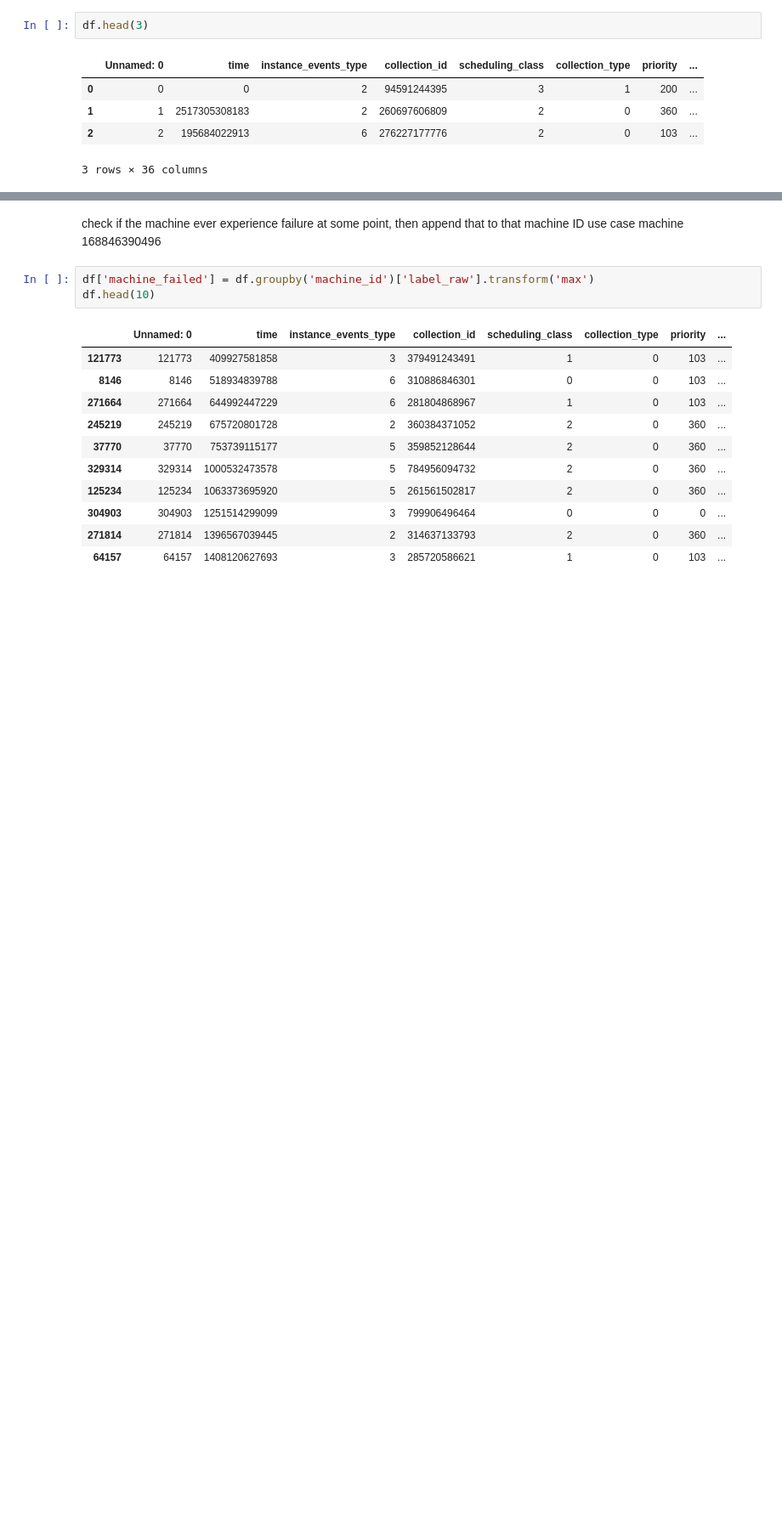
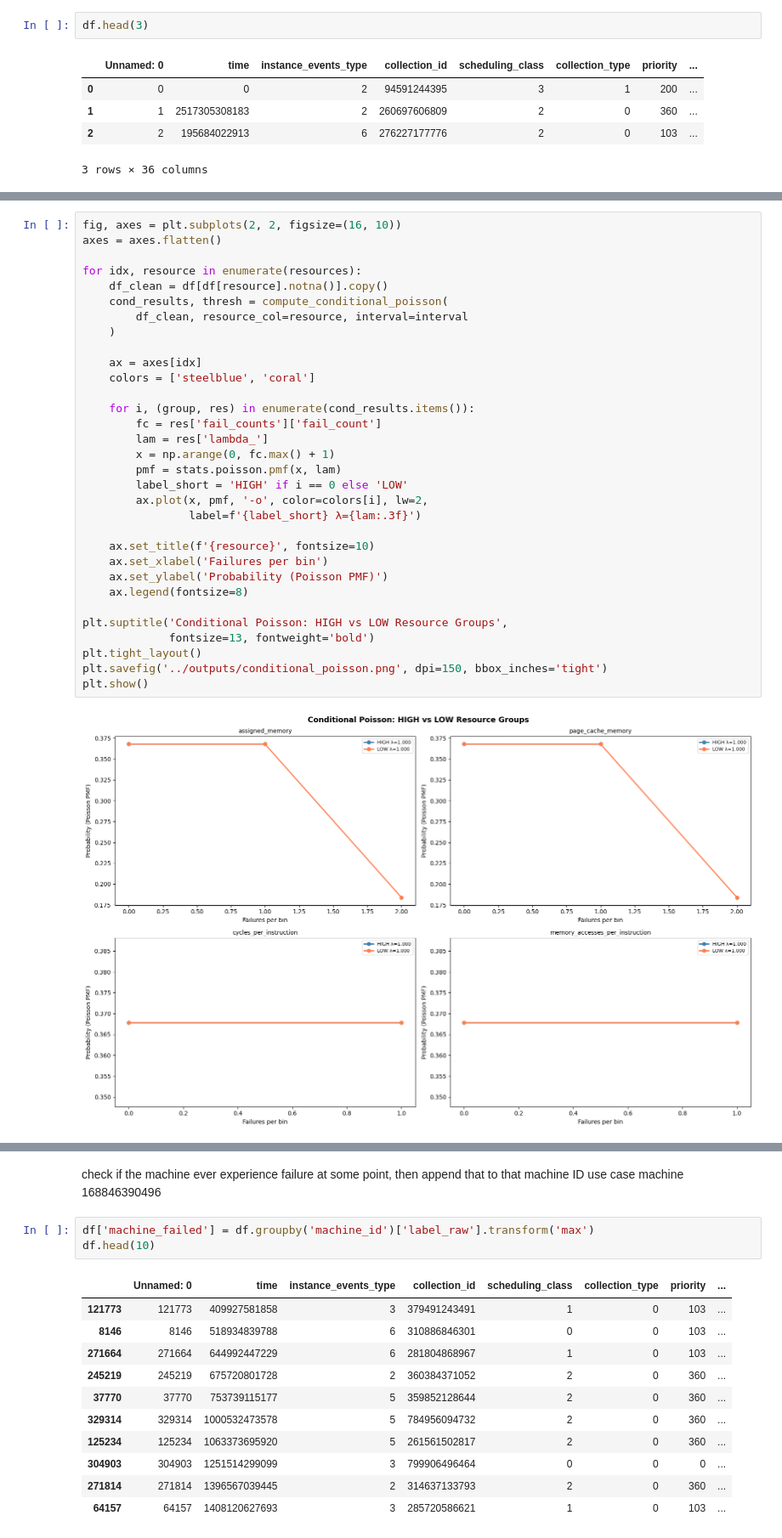
Before and after one commit to mirenja/anomaly_detection_DS, a Jupyter notebook: notebooks/01_data_exploration.ipynb, the cells around one changed output, grey strips where cells are left out. Shown at 85% size. Cells and saved outputs as stored; diff of their text form; blank space fills up the shorter version.

```diff
--- a/notebooks/01_data_exploration.ipynb
+++ b/notebooks/01_data_exploration.ipynb
@@ -100,0 +329,34 @@ df.head(3)
+# %%
+fig, axes = plt.subplots(2, 2, figsize=(16, 10))
+axes = axes.flatten()
+
+for idx, resource in enumerate(resources):
+    df_clean = df[df[resource].notna()].copy()
+    cond_results, thresh = compute_conditional_poisson(
+        df_clean, resource_col=resource, interval=interval
+    )
+
+    ax = axes[idx]
+    colors = ['steelblue', 'coral']
+
+    for i, (group, res) in enumerate(cond_results.items()):
+        fc = res['fail_counts']['fail_count']
+        lam = res['lambda_']
+        x = np.arange(0, fc.max() + 1)
+        pmf = stats.poisson.pmf(x, lam)
+        label_short = 'HIGH' if i == 0 else 'LOW'
+        ax.plot(x, pmf, '-o', color=colors[i], lw=2,
+                label=f'{label_short} λ={lam:.3f}')
+
+    ax.set_title(f'{resource}', fontsize=10)
+    ax.set_xlabel('Failures per bin')
+    ax.set_ylabel('Probability (Poisson PMF)')
+    ax.legend(fontsize=8)
+
+plt.suptitle('Conditional Poisson: HIGH vs LOW Resource Groups',
+             fontsize=13, fontweight='bold')
+plt.tight_layout()
+plt.savefig('../outputs/conditional_poisson.png', dpi=150, bbox_inches='tight')
+plt.show()
+# %% [output]
+[figure, added]
```
Also changed, not shown: parts of 25 cells of this notebook, 7 other files.
